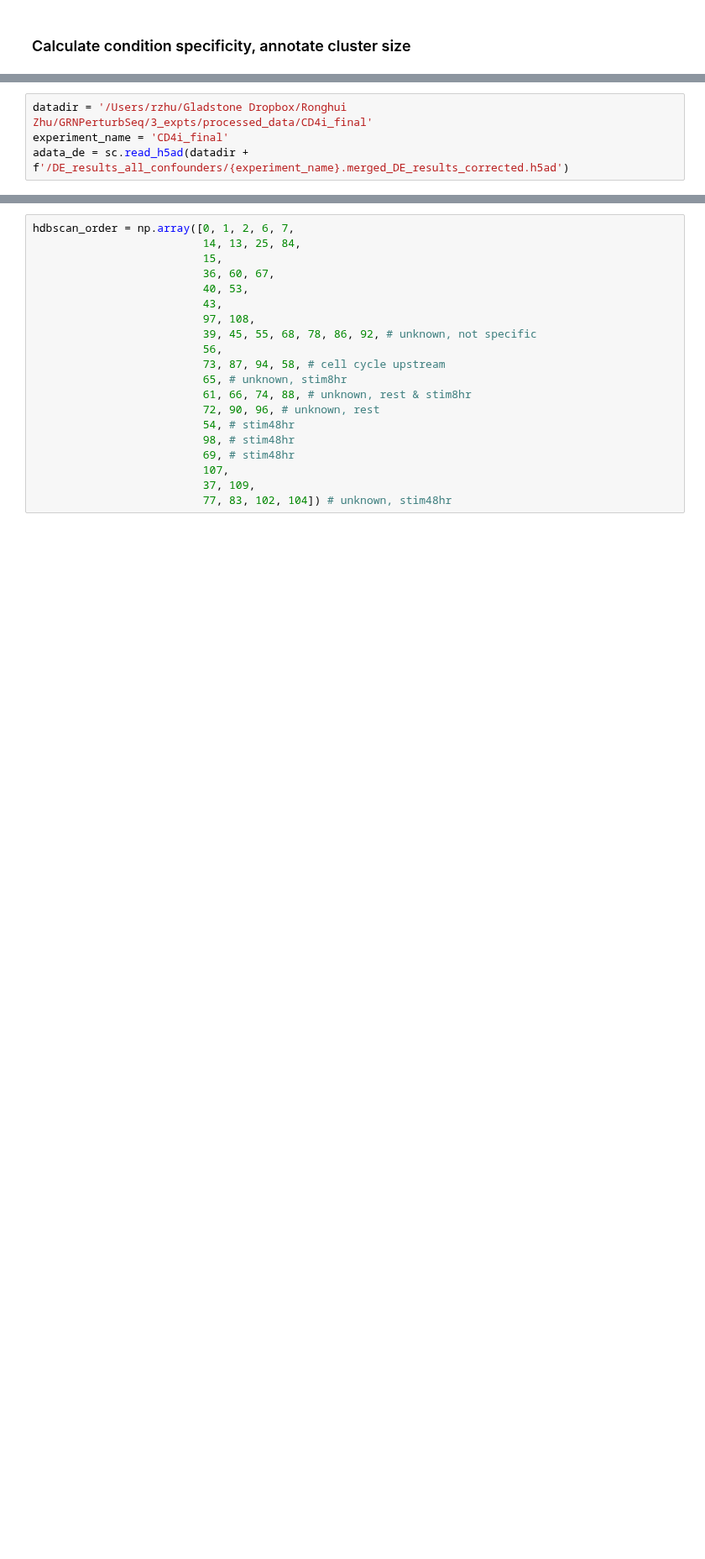
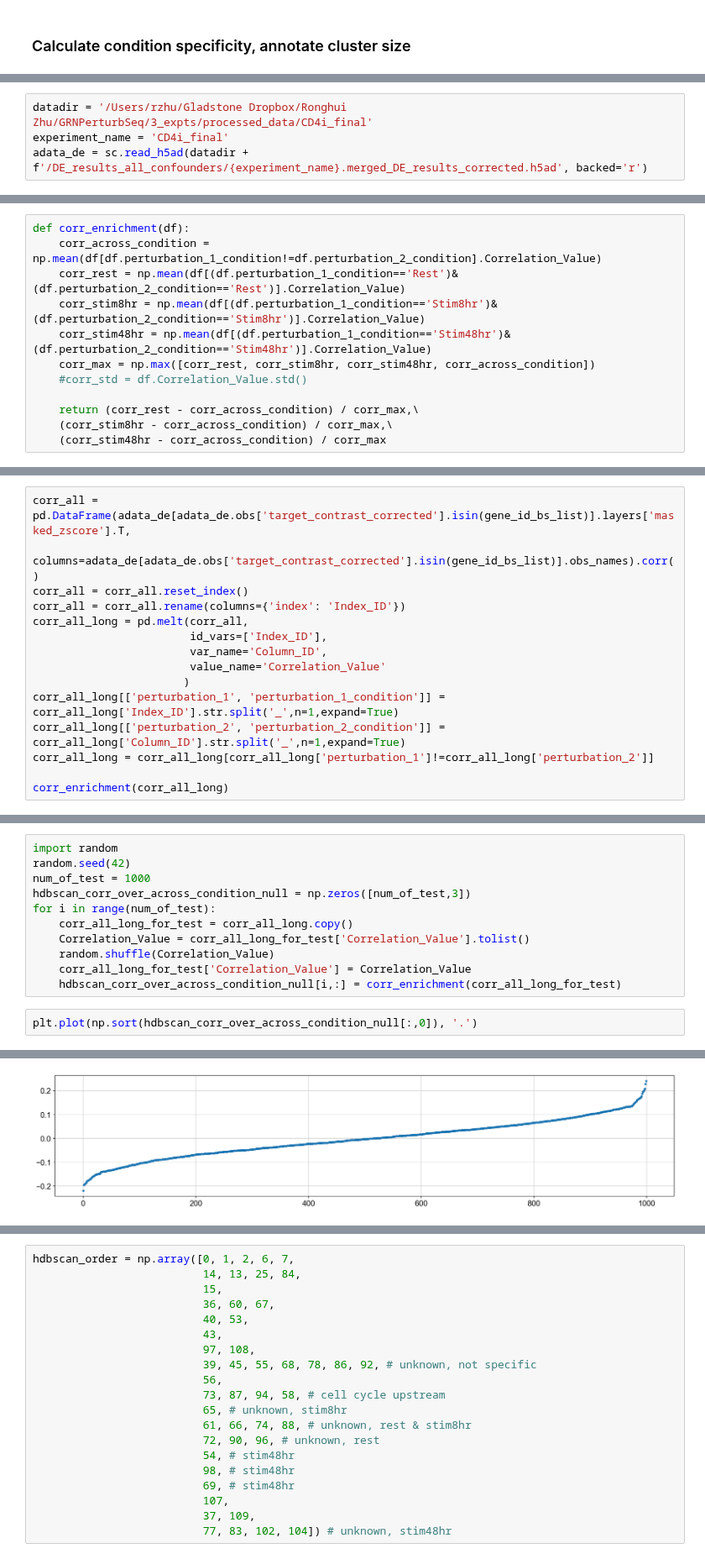
Before and after one commit to emdann/GWT_perturbseq_analysis_2025, a Jupyter notebook: src/6_functional_interaction/condition_specificity.ipynb, the cells around one changed output, grey strips where cells are left out. Shown at 84% size. Drawn from its saved outputs; the diff is of its cells as text; blank space fills up the shorter version.

```diff
--- a/src/6_functional_interaction/condition_specificity.ipynb
+++ b/src/6_functional_interaction/condition_specificity.ipynb
@@ -28,4 +23,4 @@ sc.set_figure_params(figsize=(20, 4))
 # %%
 datadir = '/Users/rzhu/Gladstone Dropbox/Ronghui Zhu/GRNPerturbSeq/3_expts/processed_data/CD4i_final'
 experiment_name = 'CD4i_final'
-adata_de = sc.read_h5ad(datadir + f'/DE_results_all_confounders/{experiment_name}.merged_DE_results_corrected.h5ad')
+adata_de = sc.read_h5ad(datadir + f'/DE_results_all_confounders/{experiment_name}.merged_DE_results_corrected.h5ad', backed='r')
@@ -44,0 +57,12 @@ adata_final.obs['hdbscan_corr_stim48hr_over_across_condition'] = 0
+# %%
+def corr_enrichment(df):
+    corr_across_condition = np.mean(df[df.perturbation_1_condition!=df.perturbation_2_condition].Correlation_Value)
+    corr_rest = np.mean(df[(df.perturbation_1_condition=='Rest')&(df.perturbation_2_condition=='Rest')].Correlation_Value)
+    corr_stim8hr = np.mean(df[(df.perturbation_1_condition=='Stim8hr')&(df.perturbation_2_condition=='Stim8hr')].Correlation_Value)
+    corr_stim48hr = np.mean(df[(df.perturbation_1_condition=='Stim48hr')&(df.perturbation_2_condition=='Stim48hr')].Correlation_Value)
+    corr_max = np.max([corr_rest, corr_stim8hr, corr_stim48hr, corr_across_condition])
+    #corr_std = df.Correlation_Value.std()
+
+    return (corr_rest - corr_across_condition) / corr_max,\
+    (corr_stim8hr - corr_across_condition) / corr_max,\
+    (corr_stim48hr - corr_across_condition) / corr_max
@@ -44,0 +116,15 @@ adata_final.obs['hdbscan_corr_stim48hr_over_across_condition'] = 0
+# %%
+corr_all = pd.DataFrame(adata_de[adata_de.obs['target_contrast_corrected'].isin(gene_id_bs_list)].layers['masked_zscore'].T,
+                       columns=adata_de[adata_de.obs['target_contrast_corrected'].isin(gene_id_bs_list)].obs_names).corr()
+corr_all = corr_all.reset_index()
+corr_all = corr_all.rename(columns={'index': 'Index_ID'})
+corr_all_long = pd.melt(corr_all,
+                        id_vars=['Index_ID'],
+                        var_name='Column_ID',
+                        value_name='Correlation_Value'
+                       )
+corr_all_long[['perturbation_1', 'perturbation_1_condition']] = corr_all_long['Index_ID'].str.split('_',n=1,expand=True)
+corr_all_long[['perturbation_2', 'perturbation_2_condition']] = corr_all_long['Column_ID'].str.split('_',n=1,expand=True)
+corr_all_long = corr_all_long[corr_all_long['perturbation_1']!=corr_all_long['perturbation_2']]
+
+corr_enrichment(corr_all_long)
@@ -44,0 +133,14 @@ adata_final.obs['hdbscan_corr_stim48hr_over_across_condition'] = 0
+# %%
+import random
+random.seed(42)
+num_of_test = 1000
+hdbscan_corr_over_across_condition_null = np.zeros([num_of_test,3])
+for i in range(num_of_test):
+    corr_all_long_for_test = corr_all_long.copy()
+    Correlation_Value = corr_all_long_for_test['Correlation_Value'].tolist()
+    random.shuffle(Correlation_Value)
+    corr_all_long_for_test['Correlation_Value'] = Correlation_Value
+    hdbscan_corr_over_across_condition_null[i,:] = corr_enrichment(corr_all_long_for_test)
+# %%
+plt.plot(np.sort(hdbscan_corr_over_across_condition_null[:,0]), '.')
+# %% [output]
@@ -45,3 +148,4 @@ adata_final.obs['hdbscan_corr_stim48hr_over_across_condition'] = 0
+[figure, added]
 # %%
 for cl in adata_final.obs['hdbscan'].unique():
 
```
Also changed, not shown: parts of 40 cells of this notebook, 8 other files.
